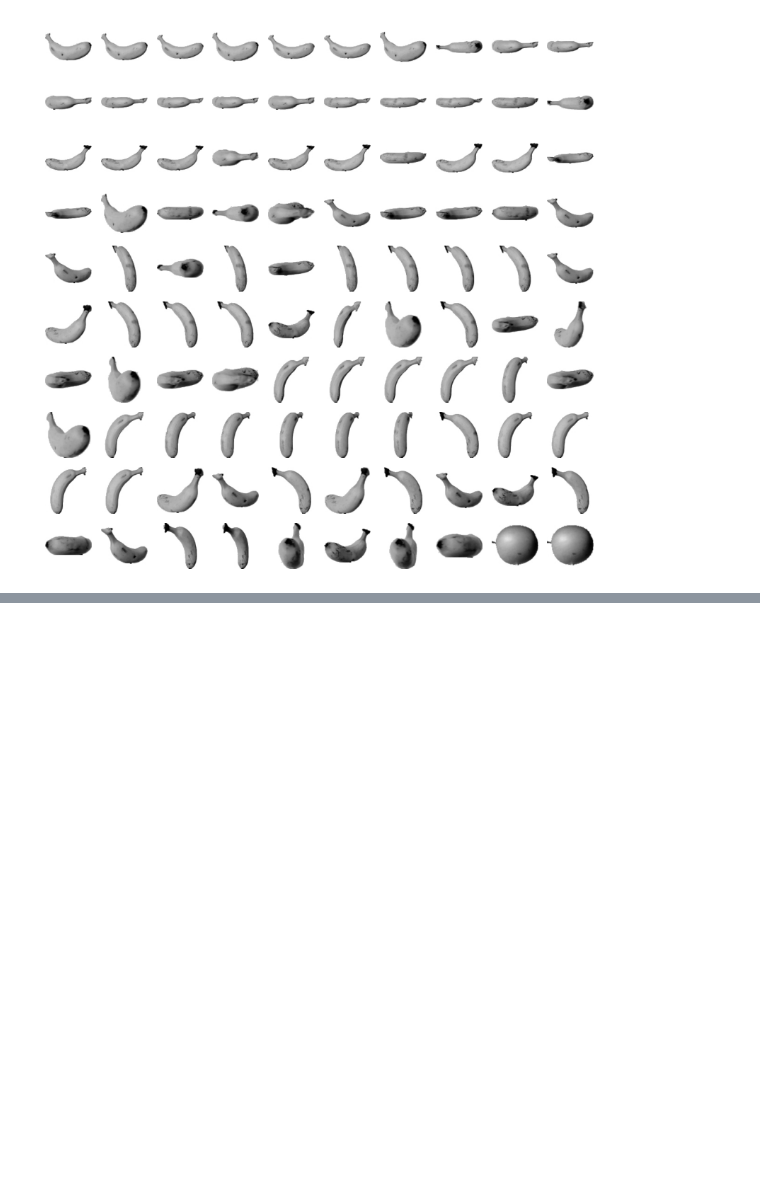
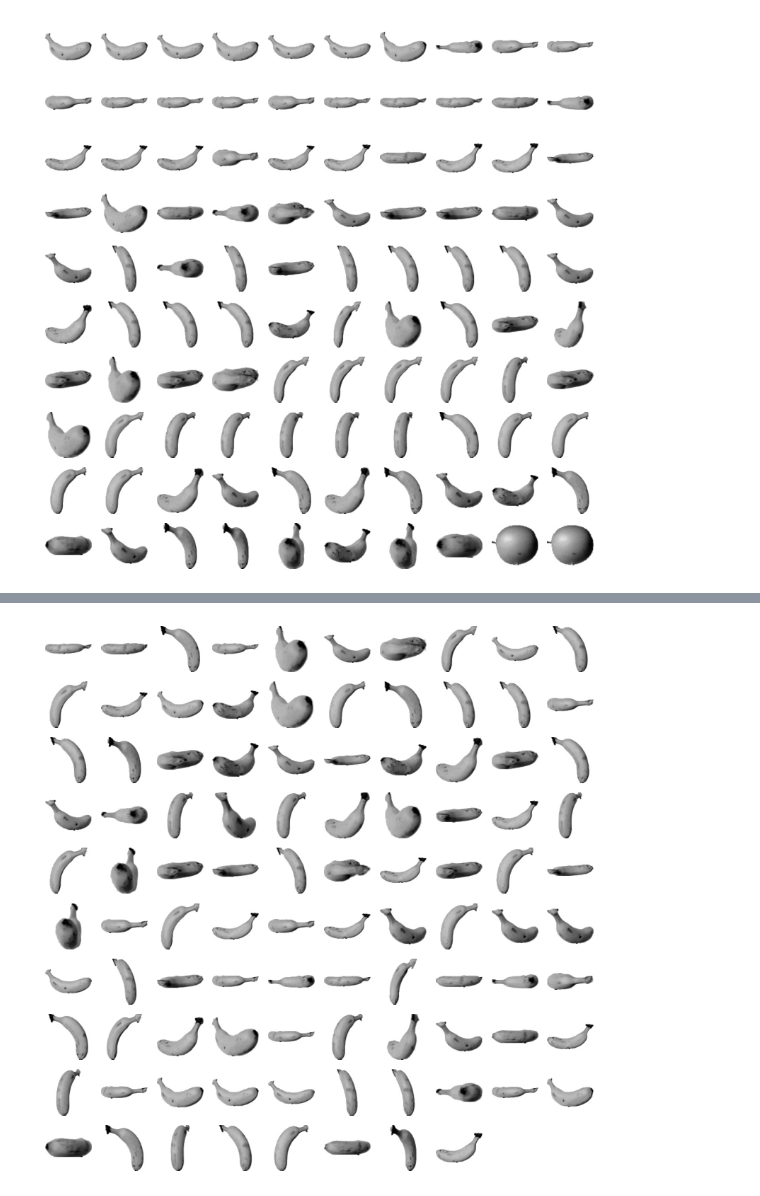
Before and after one commit to Sangyeonglee353/ai-hongong, a Jupyter notebook: Chapter_06_비지도학습.ipynb, the cells around one changed output, grey strips where cells are left out. Saved outputs shown, nothing was run; the diff lists cells and outputs as text; code cells hidden in the pictures; blank space fills up the shorter version.

```diff
--- a/Chapter_06_비지도학습.ipynb
+++ b/Chapter_06_비지도학습.ipynb
@@ -169,0 +248,5 @@ plt.show()
+# %%
+# 7.2 결과 출력
+draw_fruits(fruits[km.labels_==1])
+# %% [output]
+[figure, added]
```
Also changed, not shown: parts of 17 cells of this notebook.
